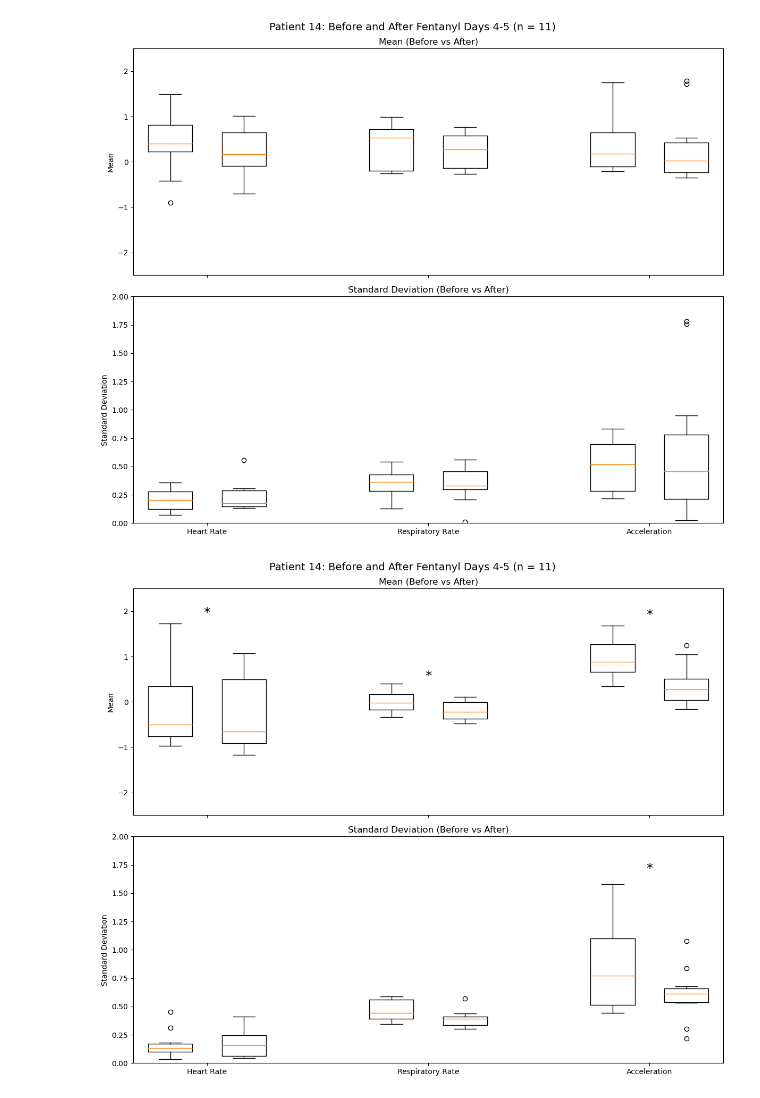
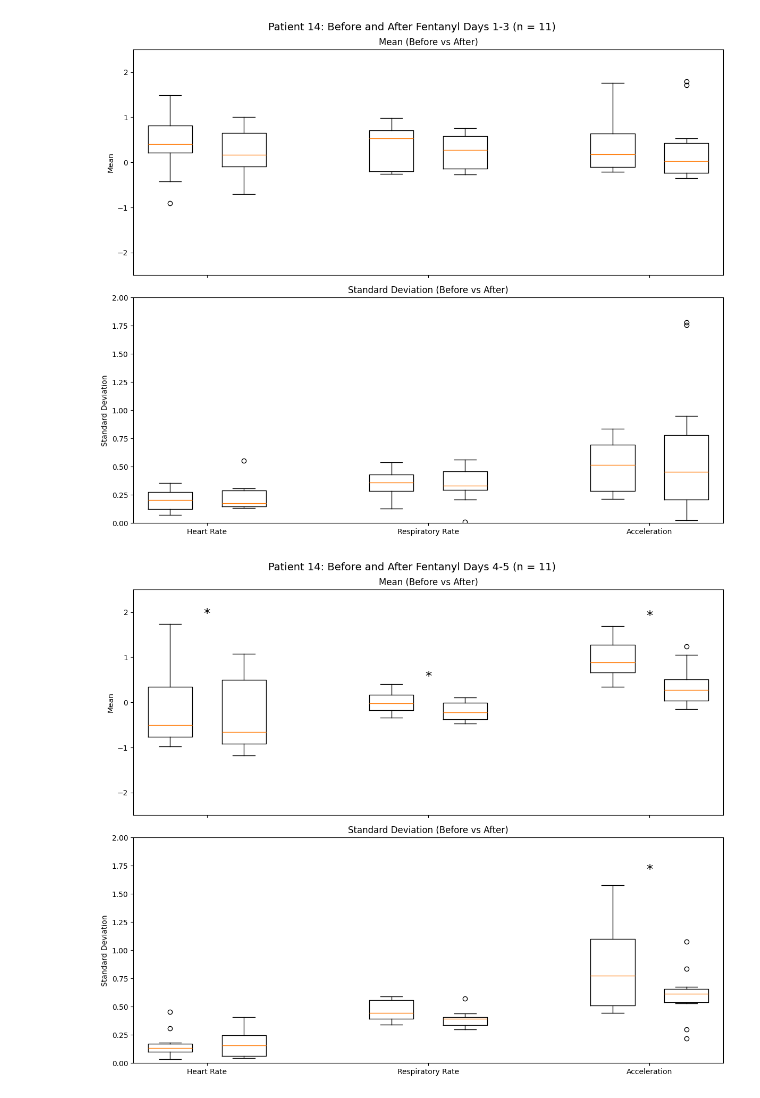
Before and after one commit to PedAccel/PedAccel, a Jupyter notebook: data_analysis/MAR/analysis/mar_new_new.ipynb, the cells around one changed output. Drawn from its saved outputs; the diff is of its cells as text; code cells hidden in the pictures.

```diff
--- a/data_analysis/MAR/analysis/mar_new_new.ipynb
+++ b/data_analysis/MAR/analysis/mar_new_new.ipynb
@@ -181,6 +187,8 @@ def pitman_morgan_test(x, y):
 
     return t_stat, p_val
 # %%
-pat_nums = [2, 3, 4, 5, 6, 8, 9, 11, 12, 13, 14, 15, 20, 21, 22, 23, 24, 25, 26]
+# pat_nums = [2, 3, 4, 5, 6, 8, 9, 11, 12, 13, 14, 15, 20, 21, 22, 23, 24, 25, 26]
 # pat_nums = [14]
-drugs = ['fentanyl', 'hydromorphone', 'morphine', 'oxycodone', 'methadone']
+pat_nums = [9, 11, 14]
+# drugs = ['fentanyl', 'hydromorphone', 'morphine', 'oxycodone', 'methadone']
+drugs = ['fentanyl', 'hydromorphone']
@@ -247,6 +350,7 @@ for pat_num in pat_nums:
             count += 1
 
 
+        j = 0
         for i, df in enumerate([df1, df2]):
             # -------------------- Prepare Data --------------------
             mean_data = []
@@ -288,8 +392,9 @@ for pat_num in pat_nums:
             # -------------------- Subplots --------------------
             fig, axes = plt.subplots(2, 1, figsize=(12, 10), sharex=True)
 
-            if i == 1:
+            if j == 0:
                 fig.suptitle(f'Patient {pat_num}: Before and After {drug_title} Days 1-3 (n = {len(df)})', fontsize=14)
+                j = j + 1
             else:
                 fig.suptitle(f'Patient {pat_num}: Before and After {drug_title} Days 4-5 (n = {len(df)})', fontsize=14)
 
@@ -304,7 +409,7 @@ for pat_num in pat_nums:
 
             # Add * inside subplot for significant mean differences (α = 0.10)
             for i, p in enumerate(pvals_means):
-                if p < 0.10:
+                if p < 0.1:
                     # x-position = midpoint of the two boxes
                     x_pos = xtick_positions[i]
                     # y-position = slightly above the max value in that metric
@@ -318,33 +423,33 @@ for pat_num in pat_nums:
             axes[1].set_ylabel('Standard Deviation')
             axes[1].set_title('Standard Deviation (Before vs After)')
 
             # Add * inside subplot for significant SD differences (α = 0.10)
             for i, p in enumerate(pvals_stds):
                 if p < 0.10:
                     x_pos = xtick_positions[i]
                     y_max = max(std_data[2*i].max(), std_data[2*i+1].max())
                     axes[1].text(x_pos, y_max * 1.05, '*',
                                 ha='center', va='bottom',
                                 fontsize=18, color='black')
 
             axes[1].set_xticks(xtick_positions)
             axes[1].set_xticklabels(xtick_labels)
 
             ymin, ymax = axes[1].get_ylim()
             # axes[1].set_ylim(ymin - abs(ymin * 0.15), ymax * 1.15)
             axes[1].set_ylim(0, 2)
 
             plt.tight_layout()
 
             # Save figure
             # plt.savefig(os.path.join(output_dir, f'Patient{pat_num}',
             #                          f'Patient{pat_num}_{drug_title}.png'))
             plt.show()
             plt.close()
 
     except Exception as e:
         continue
 # %% [output]
-[figure, old version]
+[figure, new version]
-[figure, old version]
+[figure, new version]
 # %%
```
Also changed, not shown: parts of 5 cells of this notebook, 1 other file.
